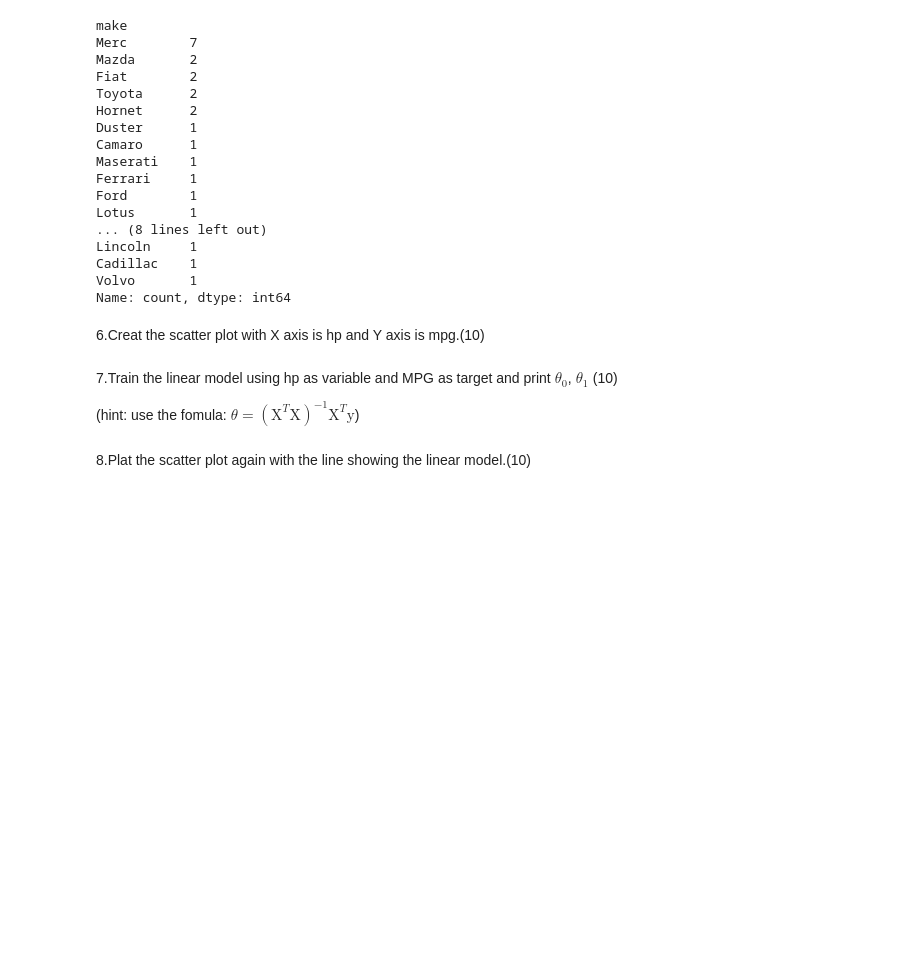
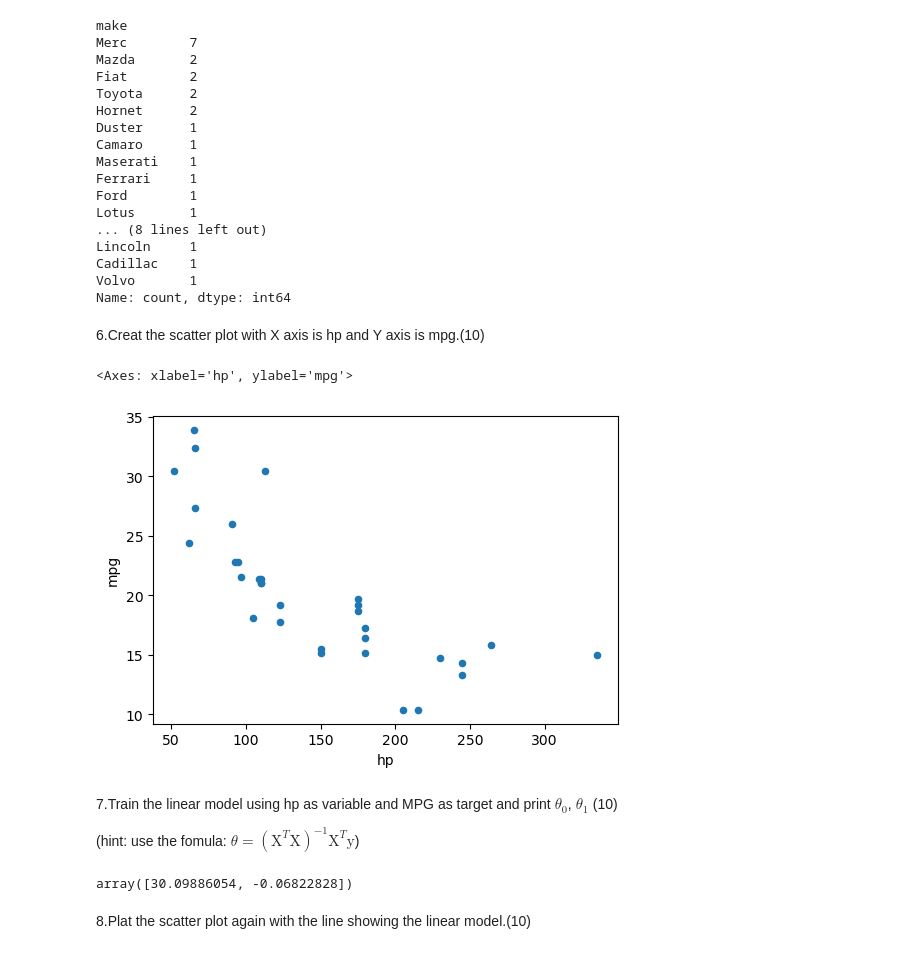
Before and after one commit to chiemelaumeh/data_science, a Jupyter notebook: Lab1.ipynb, the cells around one changed output. Cells and saved outputs as stored; diff of their text form; code cells hidden in the pictures; blank space fills up the shorter version.

```diff
--- a/Lab1.ipynb
+++ b/Lab1.ipynb
@@ -83,13 +84,23 @@ Name: count, dtype: int64
 # %% [markdown]
 6.Creat the scatter plot with X axis is hp and Y axis is mpg.(10)
 # %%
-#Enter your code here
+cars_df.plot(kind = "scatter", x = "hp", y = "mpg", figsize = (6,4))
+# %% [output]
+<Axes: xlabel='hp', ylabel='mpg'>
+[figure, added]
 # %% [markdown]
 7.Train the linear model using hp as variable and MPG as target and print $\theta_{0}$, $\theta_{1}$ (10)
 
 (hint: use the fomula: $\theta = (\mathrm{X}^{T}\mathrm{X})^{-1}\mathrm{X}^{T}\mathrm{y}$)
 # %%
-#Enter your code here
+hp = cars_df["hp"]
+a = np.ones((hp.shape[0],1))
+x = np.hstack((a, hp.values.reshape(-1,1)))
+y = cars_df["mpg"]
+theta = np.matmul(np.linalg.inv(np.matmul(x.T,x)), np.matmul(x.T,y))
+theta
+# %% [output]
+array([30.09886054, -0.06822828])
 # %% [markdown]
 8.Plat the scatter plot again with the line showing the linear model.(10)
 # %%
```
Also changed, not shown: parts of 5 cells of this notebook.
